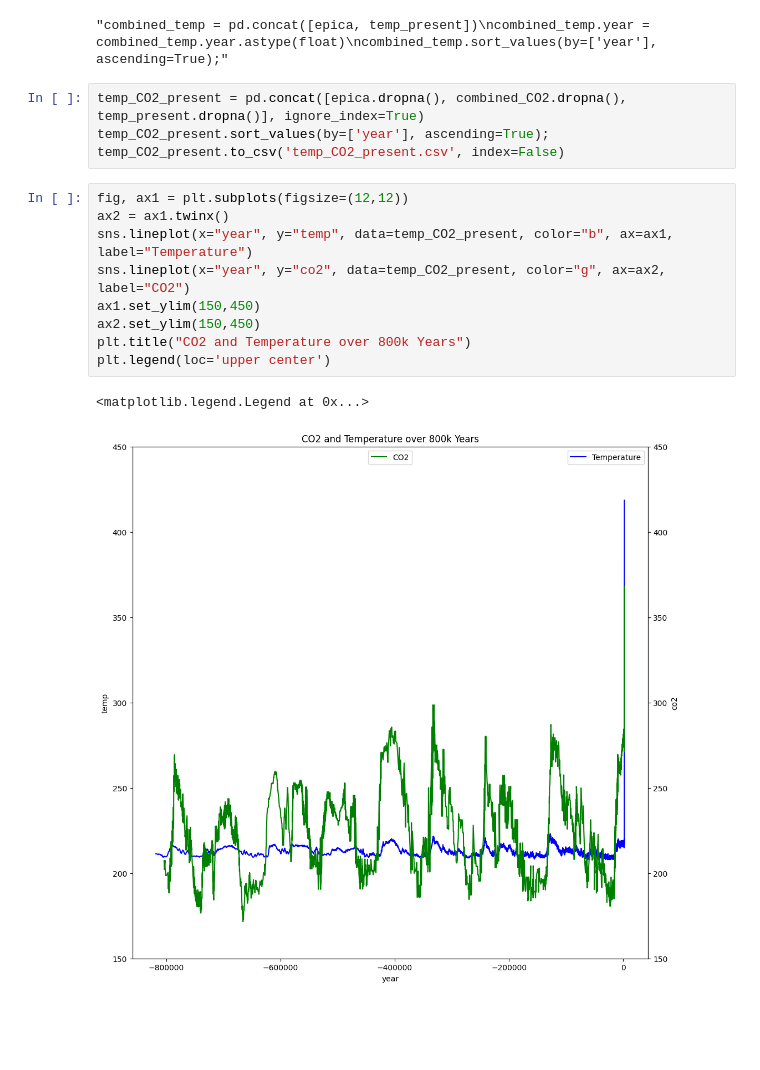
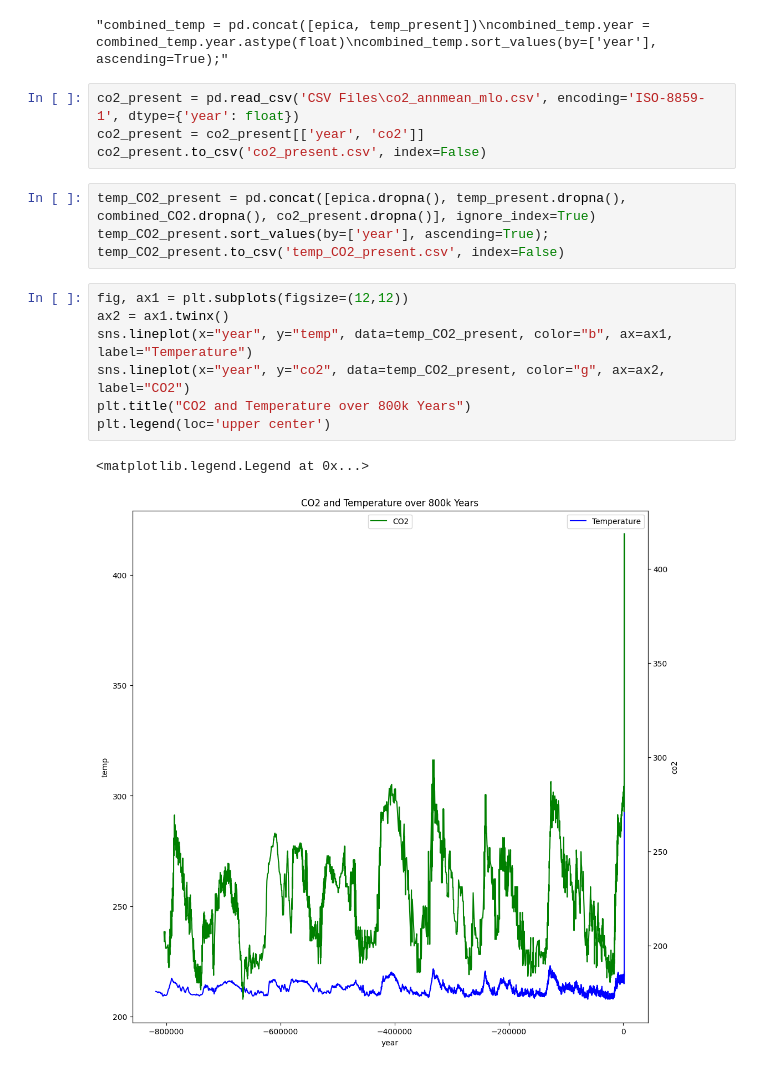
Before and after one commit to rachel-king4/PfDA_Assignment_2, a Jupyter notebook: pfda_assignment_2.ipynb, the cells around one changed output. Drawn from its saved outputs; the diff is of its cells as text; blank space fills up the shorter version.

Commit message:
added co2 data to present

```diff
--- a/pfda_assignment_2.ipynb
+++ b/pfda_assignment_2.ipynb
@@ -330,19 +330,21 @@ combined_temp.year = combined_temp.year.astype(float)
 combined_temp.sort_values(by=['year'], ascending=True);'''
 # %% [output]
 "combined_temp = pd.concat([epica, temp_present])\ncombined_temp.year = combined_temp.year.astype(float)\ncombined_temp.sort_values(by=['year'], ascending=True);"
+# %%
+co2_present = pd.read_csv('CSV Files\co2_annmean_mlo.csv', encoding='ISO-8859-1', dtype={'year': float})
+co2_present = co2_present[['year', 'co2']]
+co2_present.to_csv('co2_present.csv', index=False)
 # %%
-temp_CO2_present = pd.concat([epica.dropna(), combined_CO2.dropna(), temp_present.dropna()], ignore_index=True)
+temp_CO2_present = pd.concat([epica.dropna(), temp_present.dropna(), combined_CO2.dropna(), co2_present.dropna()], ignore_index=True)
 temp_CO2_present.sort_values(by=['year'], ascending=True);
 temp_CO2_present.to_csv('temp_CO2_present.csv', index=False)
 # %%
 fig, ax1 = plt.subplots(figsize=(12,12))
 ax2 = ax1.twinx()
 sns.lineplot(x="year", y="temp", data=temp_CO2_present, color="b", ax=ax1, label="Temperature")
 sns.lineplot(x="year", y="co2", data=temp_CO2_present, color="g", ax=ax2, label="CO2")
-ax1.set_ylim(150,450)
-ax2.set_ylim(150,450)
 plt.title("CO2 and Temperature over 800k Years")
 plt.legend(loc='upper center')
 # %% [output]
 <matplotlib.legend.Legend at 0x...>
-[figure, old version]
+[figure, new version]
```
Also changed, not shown: parts of 1 cell of this notebook, 10 other files.
